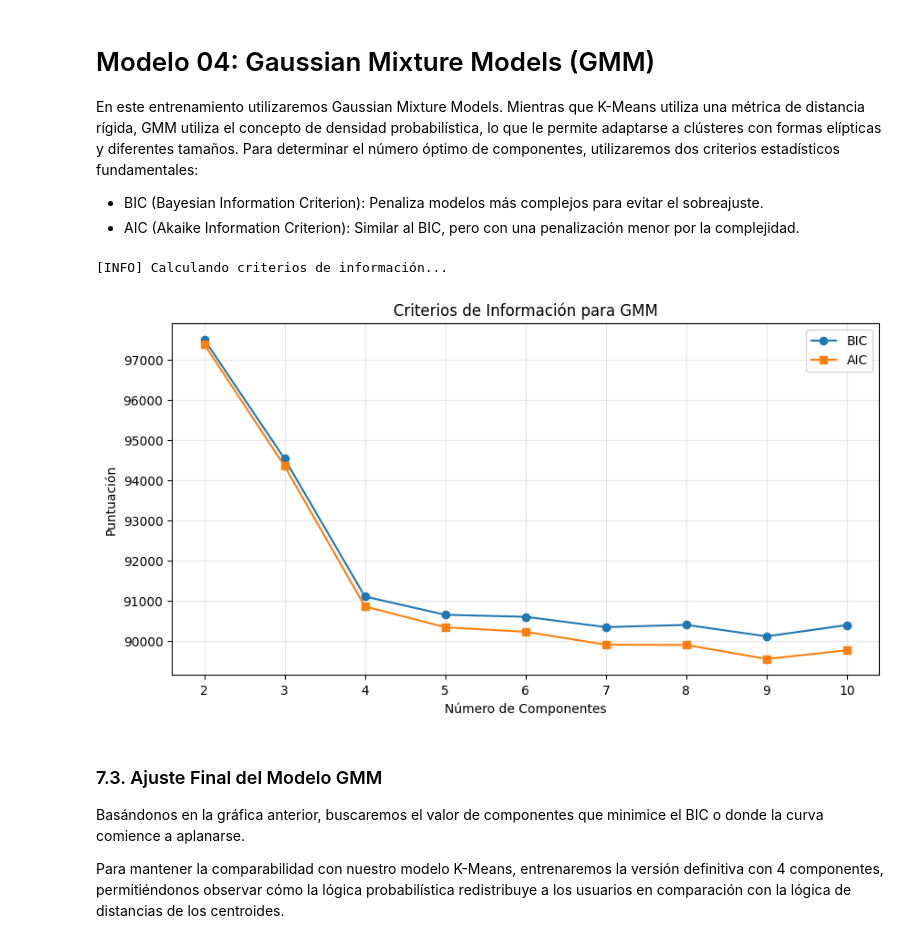
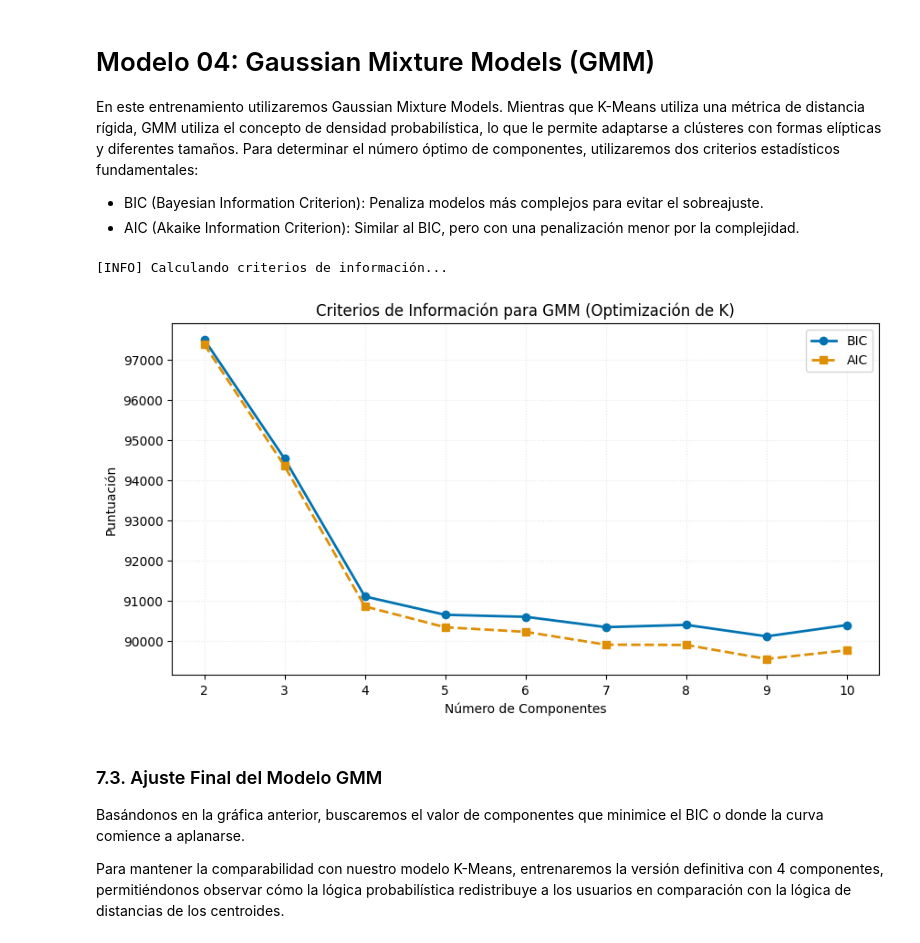
Before and after one commit to ravel01106/proyecto-master-ia-big-data, a Jupyter notebook: notebooks/clustering_proyect/trainning/gmm_model.ipynb, the cells around one changed output. Saved outputs shown, nothing was run; the diff lists cells and outputs as text; code cells hidden in the pictures.

```diff
--- a/notebooks/clustering_proyect/trainning/gmm_model.ipynb
+++ b/notebooks/clustering_proyect/trainning/gmm_model.ipynb
@@ -9,38 +9,41 @@ En este entrenamiento utilizaremos Gaussian Mixture Models. Mientras que K-Means
 from sklearn.mixture import GaussianMixture
 import pandas as pd
 import matplotlib.pyplot as plt
 import seaborn as sns
 
 # [INFO] Cargar los datos procesados con PCA
 base_dir = '../../..'
 df_pca = pd.read_csv(f'{base_dir}/data/processed/data_clustering_pca.csv')
 
 n_components = range(2, 11)
 bics = []
 aics = []
 
 print("[INFO] Calculando criterios de información...")
 
 for n in n_components:
     gmm = GaussianMixture(n_components=n, random_state=42)
     gmm.fit(df_pca.iloc[:, :3])
     bics.append(gmm.bic(df_pca.iloc[:, :3]))
     aics.append(gmm.aic(df_pca.iloc[:, :3]))
 
 # 7.2. Visualización de BIC y AIC
 
+colors = sns.color_palette("colorblind")
 plt.figure(figsize=(10, 5))
-plt.plot(n_components, bics, label='BIC', marker='o')
-plt.plot(n_components, aics, label='AIC', marker='s')
-plt.title('Criterios de Información para GMM')
+plt.plot(n_components, bics, label='BIC', marker='o', color=colors[0],
+         linewidth=2, linestyle='-')
+plt.plot(n_components, aics, label='AIC', marker='s', color=colors[1],
+         linewidth=2, linestyle='--')
+plt.title('Criterios de Información para GMM (Optimización de K)')
 plt.xlabel('Número de Componentes')
 plt.ylabel('Puntuación')
 plt.legend()
-plt.grid(True, alpha=0.3)
+plt.grid(True, alpha=0.3, linestyle=':')
 plt.show()
 # %% [output]
 [INFO] Calculando criterios de información...
-[figure, old version]
+[figure, new version]
 # %% [markdown]
 ### 7.3. Ajuste Final del Modelo GMM
 Basándonos en la gráfica anterior, buscaremos el valor de componentes que minimice el BIC o donde la curva comience a aplanarse.
```
Also changed, not shown: parts of 1 cell of this notebook, 2 other files.
